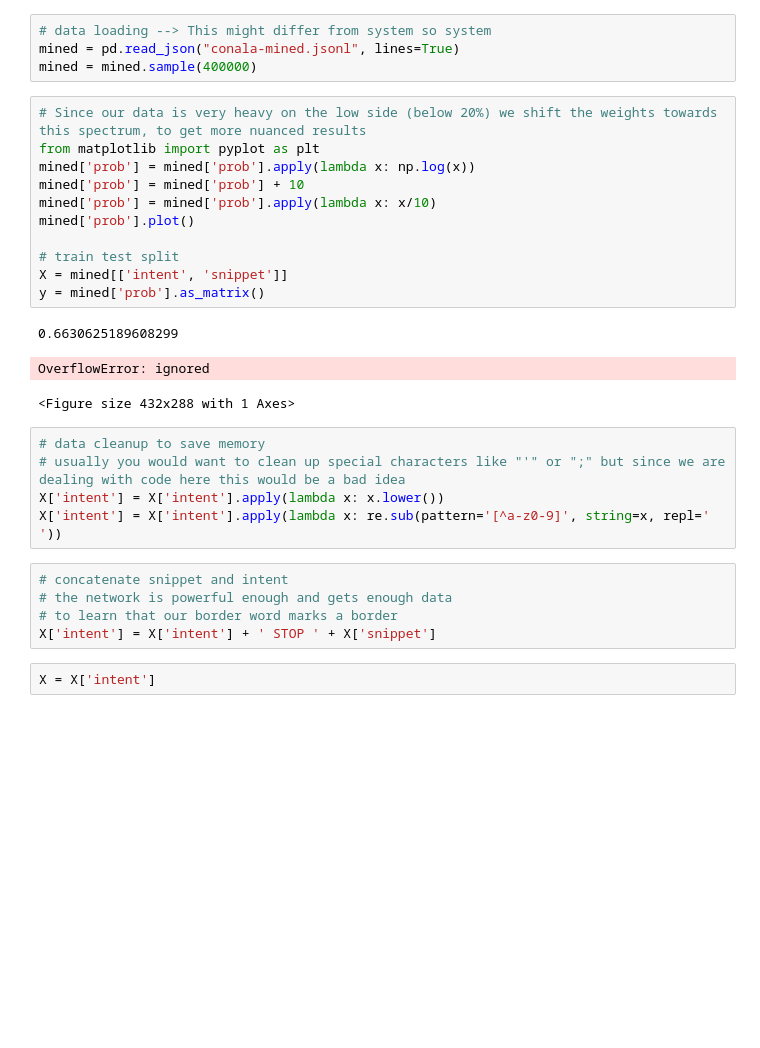
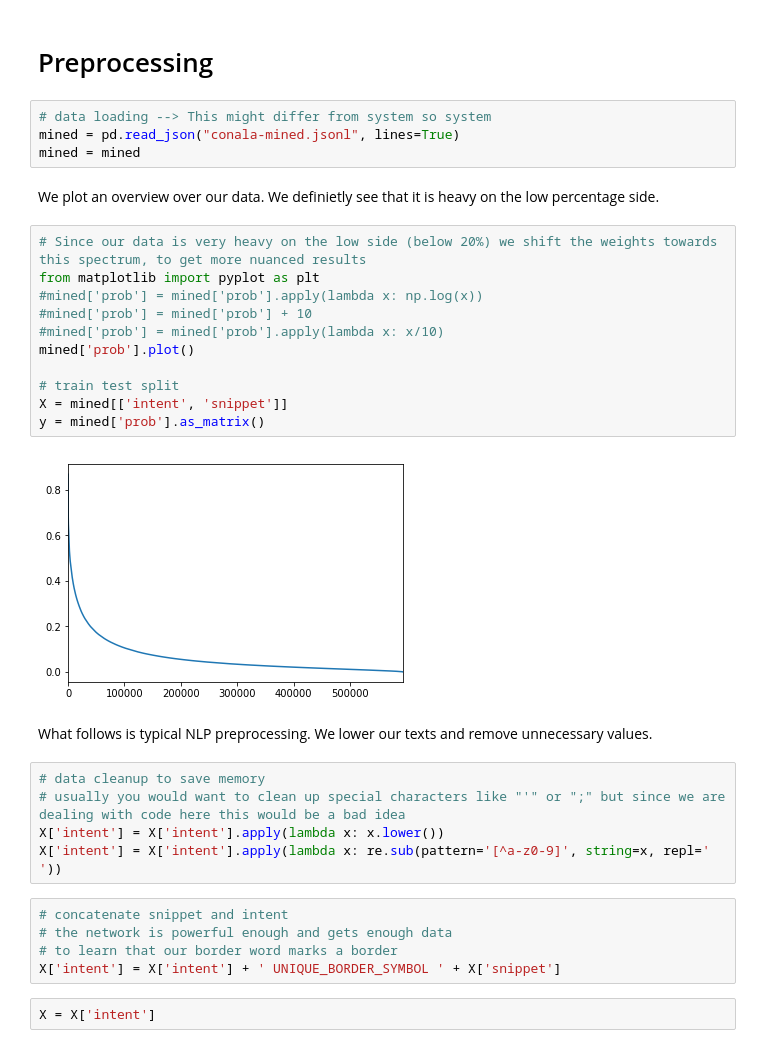
Before and after one commit to sgimmini/frag.extract.a, a Jupyter notebook: extraction_model/train_lstm.ipynb, the cells around one changed output. Cells and saved outputs as stored; diff of their text form; blank space fills up the shorter version.

```diff
--- a/extraction_model/train_lstm.ipynb
+++ b/extraction_model/train_lstm.ipynb
@@ -27,22 +34,26 @@ Saving conala-mined.jsonl to conala-mined.jsonl
+# %% [markdown]
+# Preprocessing
 # %%
 # data loading --> This might differ from system so system
 mined = pd.read_json("conala-mined.jsonl", lines=True)
-mined = mined.sample(400000)
+mined = mined
+# %% [markdown]
+We plot an overview over our data. We definietly see that it is heavy on the low percentage side.
 # %%
 # Since our data is very heavy on the low side (below 20%) we shift the weights towards this spectrum, to get more nuanced results
 from matplotlib import pyplot as plt
-mined['prob'] = mined['prob'].apply(lambda x: np.log(x))
-mined['prob'] = mined['prob'] + 10
-mined['prob'] = mined['prob'].apply(lambda x: x/10)
+#mined['prob'] = mined['prob'].apply(lambda x: np.log(x))
+#mined['prob'] = mined['prob'] + 10
+#mined['prob'] = mined['prob'].apply(lambda x: x/10)
 mined['prob'].plot()
 
 # train test split
 X = mined[['intent', 'snippet']]
 y = mined['prob'].as_matrix()
 # %% [output]
-0.6630625189608299
-OverflowError: ignored
-<Figure size 432x288 with 1 Axes>
+[figure, added]
+# %% [markdown]
+What follows is typical NLP preprocessing. We lower our texts and remove unnecessary values.
 # %%
 # data cleanup to save memory
 # usually you would want to clean up special characters like "'" or ";" but since we are dealing with code here this would be a bad idea
@@ -52,7 +63,7 @@ X['intent'] = X['intent'].apply(lambda x: re.sub(pattern='[^a-z0-9]', string=x,
 # concatenate snippet and intent
 # the network is powerful enough and gets enough data
 # to learn that our border word marks a border
-X['intent'] = X['intent'] + ' STOP ' + X['snippet']
+X['intent'] = X['intent'] + ' UNIQUE_BORDER_SYMBOL ' + X['snippet']
 # %%
 X = X['intent']
 # %%
```
Also changed, not shown: parts of 16 cells of this notebook, 3 other files.
